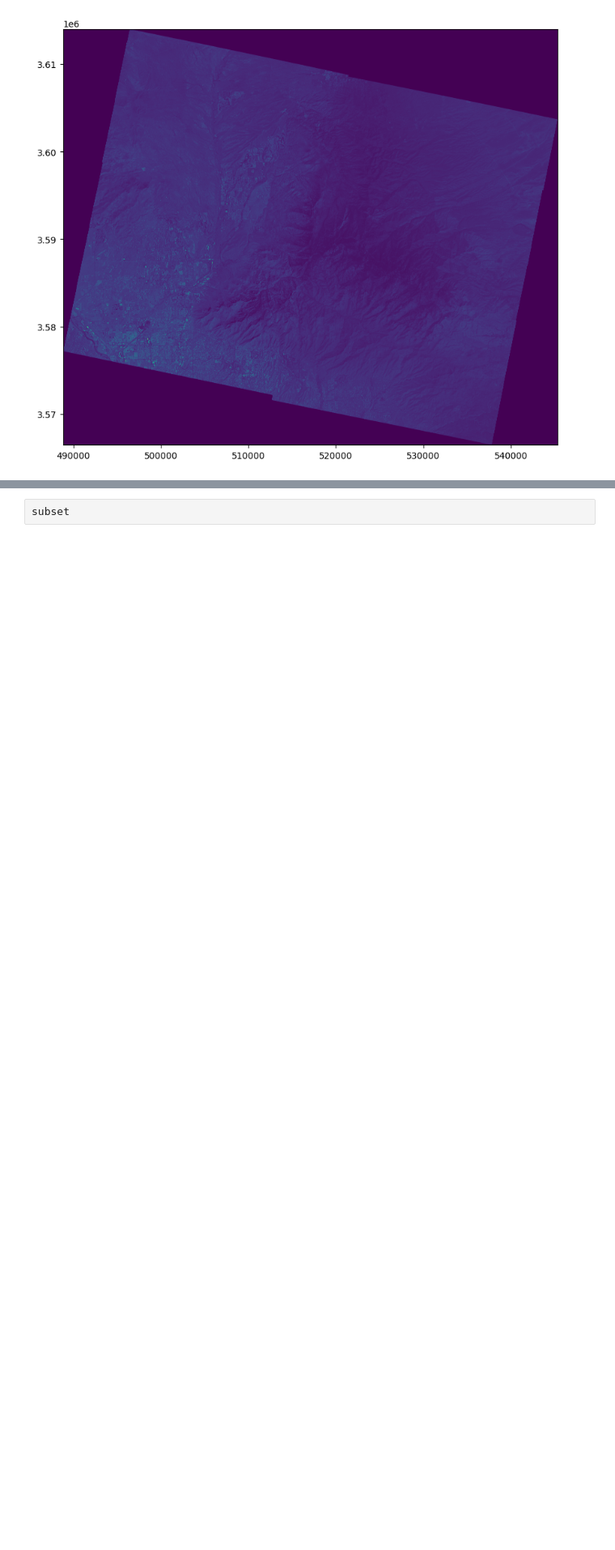
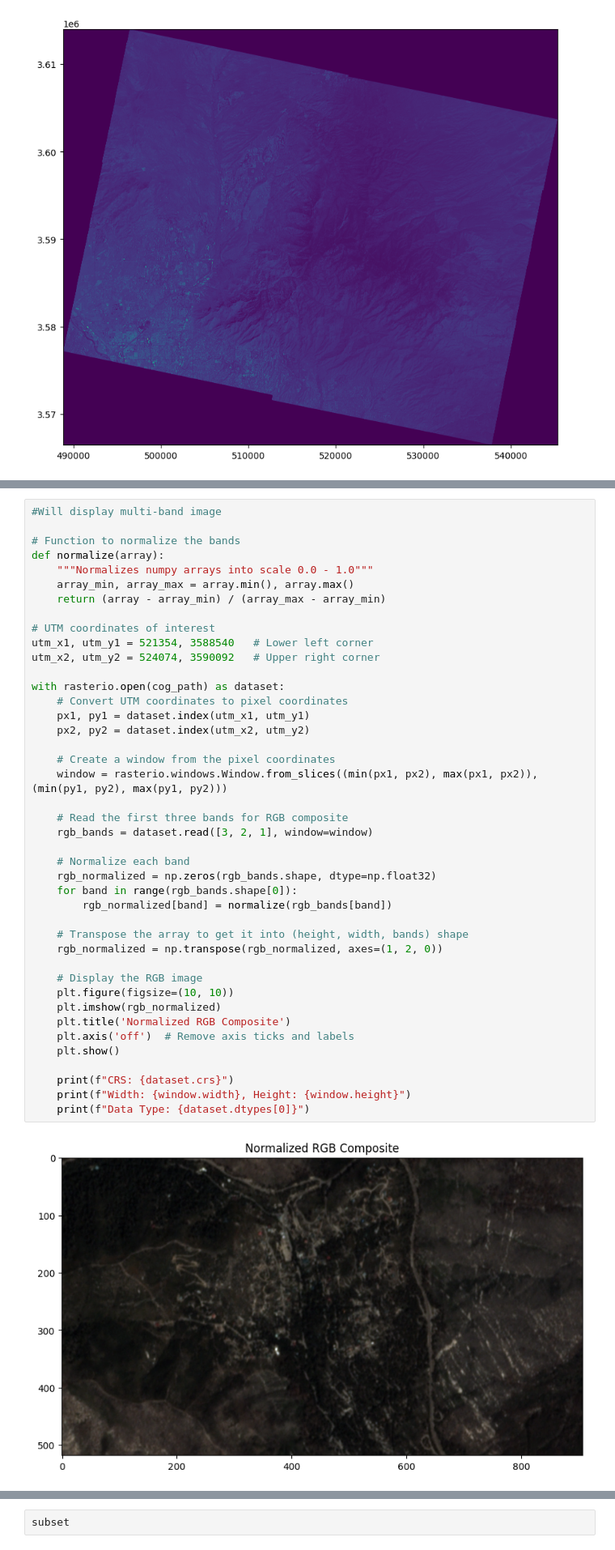
Before and after one commit to ua-datalab/Geospatial_Workshops, a Jupyter notebook: COGs.ipynb, the cells around one changed output, grey strips where cells are left out. Shown at 81% size. Drawn from its saved outputs; the diff is of its cells as text; blank space fills up the shorter version.

```diff
--- a/COGs.ipynb
+++ b/COGs.ipynb
@@ -76,3 +79,47 @@ with rasterio.open(cog_path) as dataset:
 CRS: EPSG:32612
 Width: 907, Height: 518
 Data Type: uint16
+# %%
+#Will display multi-band image
+
+# Function to normalize the bands
+def normalize(array):
+    """Normalizes numpy arrays into scale 0.0 - 1.0"""
+    array_min, array_max = array.min(), array.max()
+    return (array - array_min) / (array_max - array_min)
+
+# UTM coordinates of interest
+utm_x1, utm_y1 = 521354, 3588540   # Lower left corner
+utm_x2, utm_y2 = 524074, 3590092   # Upper right corner
+
+with rasterio.open(cog_path) as dataset:
+    # Convert UTM coordinates to pixel coordinates
+    px1, py1 = dataset.index(utm_x1, utm_y1)
+    px2, py2 = dataset.index(utm_x2, utm_y2)
+
+    # Create a window from the pixel coordinates
+    window = rasterio.windows.Window.from_slices((min(px1, px2), max(px1, px2)), (min(py1, py2), max(py1, py2)))
+
+    # Read the first three bands for RGB composite
+    rgb_bands = dataset.read([3, 2, 1], window=window)
+
+    # Normalize each band
+    rgb_normalized = np.zeros(rgb_bands.shape, dtype=np.float32)
+    for band in range(rgb_bands.shape[0]):
+        rgb_normalized[band] = normalize(rgb_bands[band])
+
+    # Transpose the array to get it into (height, width, bands) shape
+    rgb_normalized = np.transpose(rgb_normalized, axes=(1, 2, 0))
+
+    # Display the RGB image
+    plt.figure(figsize=(10, 10))
+    plt.imshow(rgb_normalized)
+    plt.title('Normalized RGB Composite')
+    plt.axis('off')  # Remove axis ticks and labels
+    plt.show()
+
+    print(f"CRS: {dataset.crs}")
+    print(f"Width: {window.width}, Height: {window.height}")
+    print(f"Data Type: {dataset.dtypes[0]}")
+# %% [output]
+[figure, added]
```
Also changed, not shown: parts of 4 cells of this notebook.
